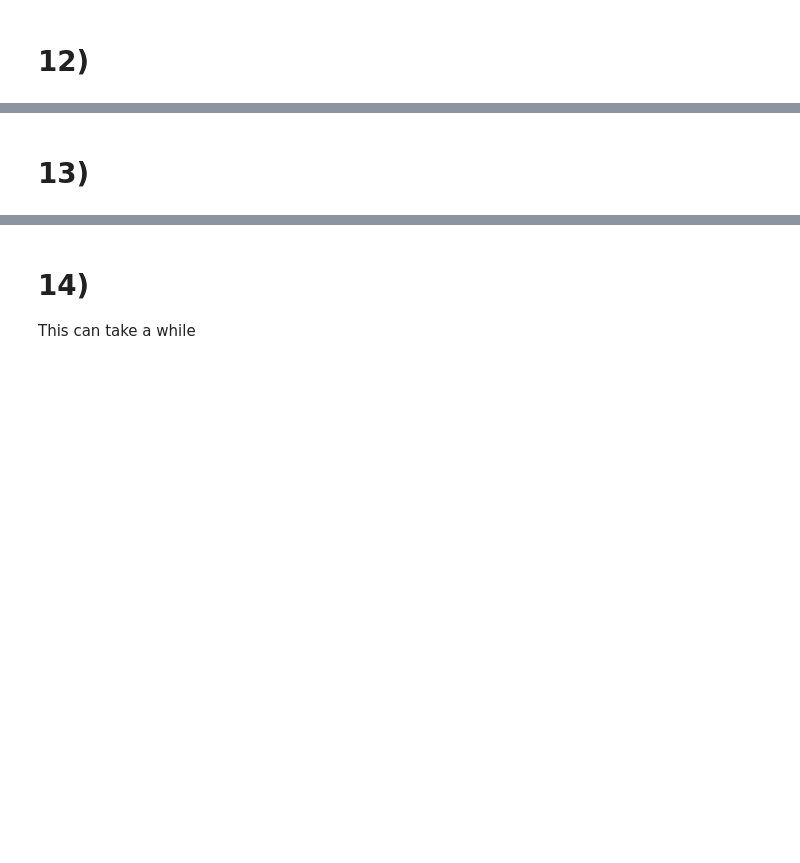
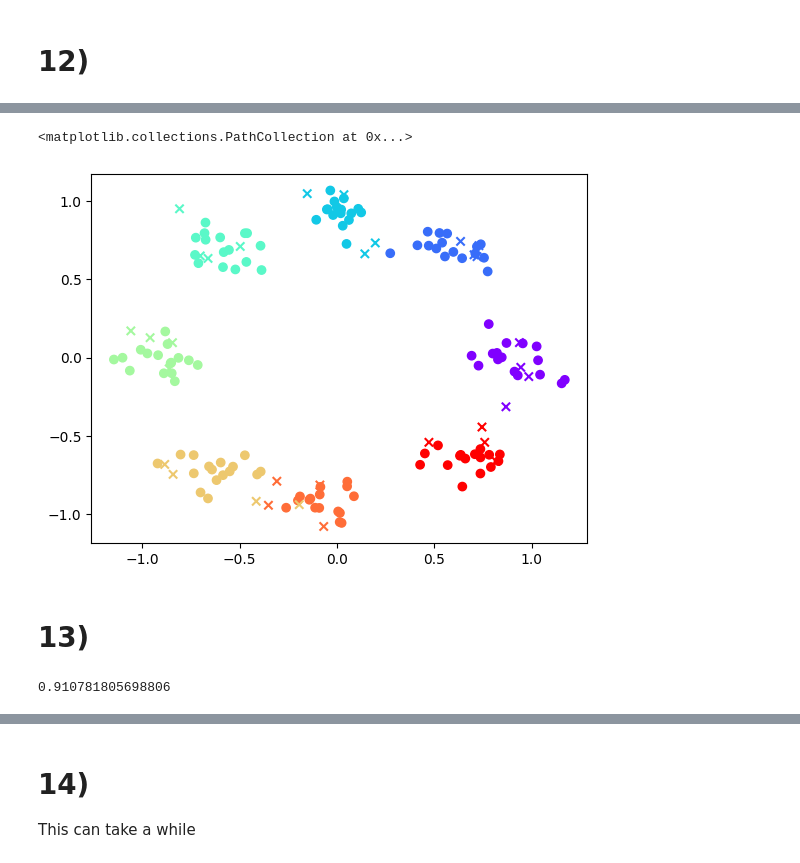
Before and after one commit to jjjj17/MathTD3, a Jupyter notebook: MathTools_TD3_JR.ipynb, the cells around one changed output, grey strips where cells are left out. Drawn from its saved outputs; the diff is of its cells as text; code cells hidden in the pictures; blank space fills up the shorter version.

```diff
--- a/MathTools_TD3_JR.ipynb
+++ b/MathTools_TD3_JR.ipynb
@@ -446,8 +530,19 @@ ridge_model.fit(...,...)
 # %%
 colors_train = (np.arange(8)[:,None]*np.ones(nb_trials_train)).reshape(8*nb_trials_train)
 colors_test =  (np.arange(8)[:,None]*np.ones(nb_trials_test)).reshape(8*nb_trials_test)
 
-plt.scatter(...,... , c = colors_train, cmap = 'rainbow')
-plt.scatter(...,... , c = colors_test, cmap = 'rainbow', marker = 'x')
+plt.scatter(ridge_model.predict(X_train)[:,0], ridge_model.predict(X_train)[:,1] , c = colors_train, cmap = 'rainbow')
+plt.scatter(ridge_model.predict(X_test)[:,0], ridge_model.predict(X_test)[:,1] , c = colors_test, cmap = 'rainbow', marker = 'x')
+# %% [output]
+<matplotlib.collections.PathCollection at 0x...>
+[figure, added]
 # %% [markdown]
 # 13)
+# %%
+X_train, X_test, Y_train, Y_test = get_XY_train_test()
+lasso_model = linear_model.Lasso(alpha=0.0001, fit_intercept=True)
+lasso_model.fit(X_train, Y_train)
+
+lasso_model.score(X_test, Y_test)
+# %% [output]
+0.910781805698806
```
Also changed, not shown: parts of 28 cells of this notebook.
